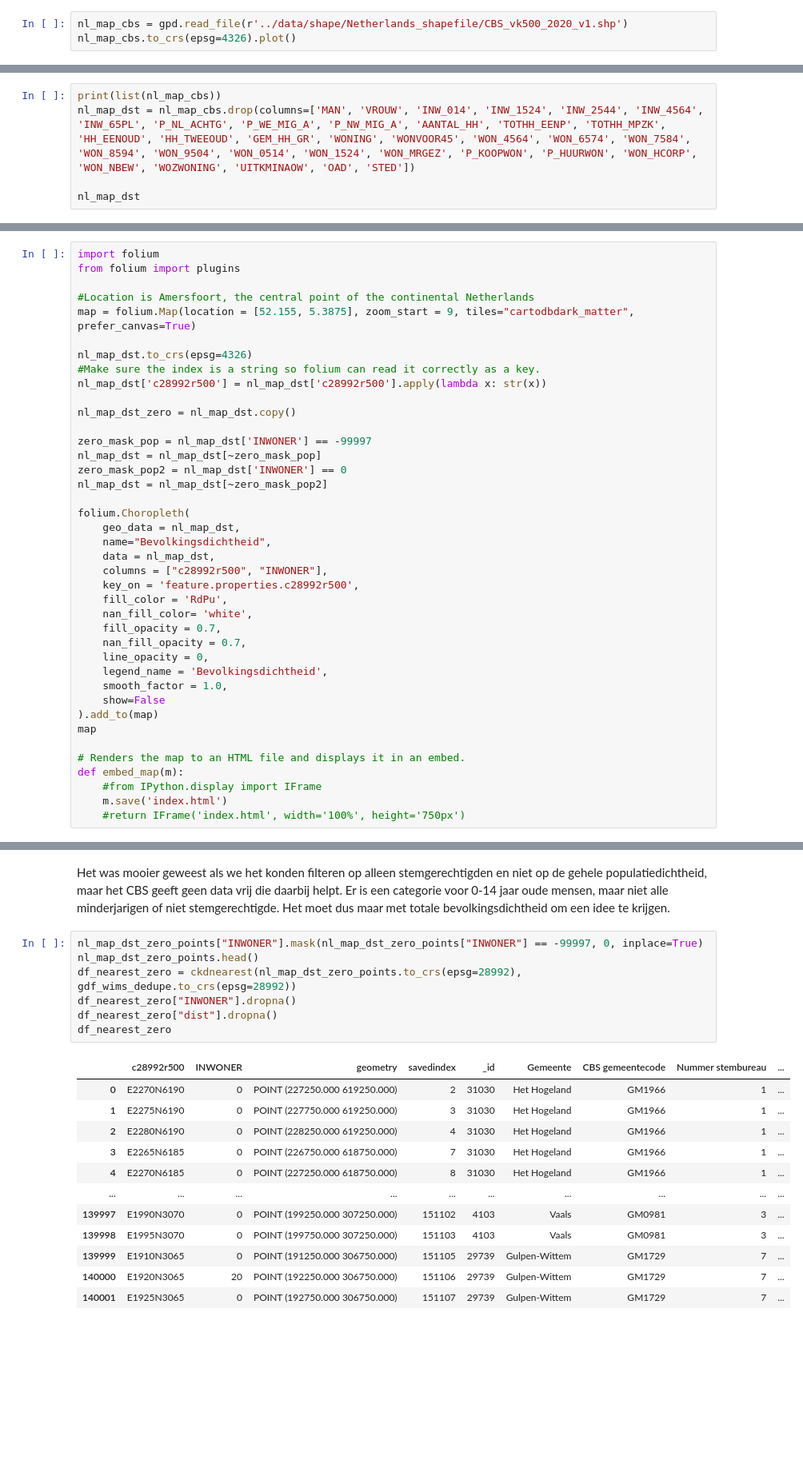
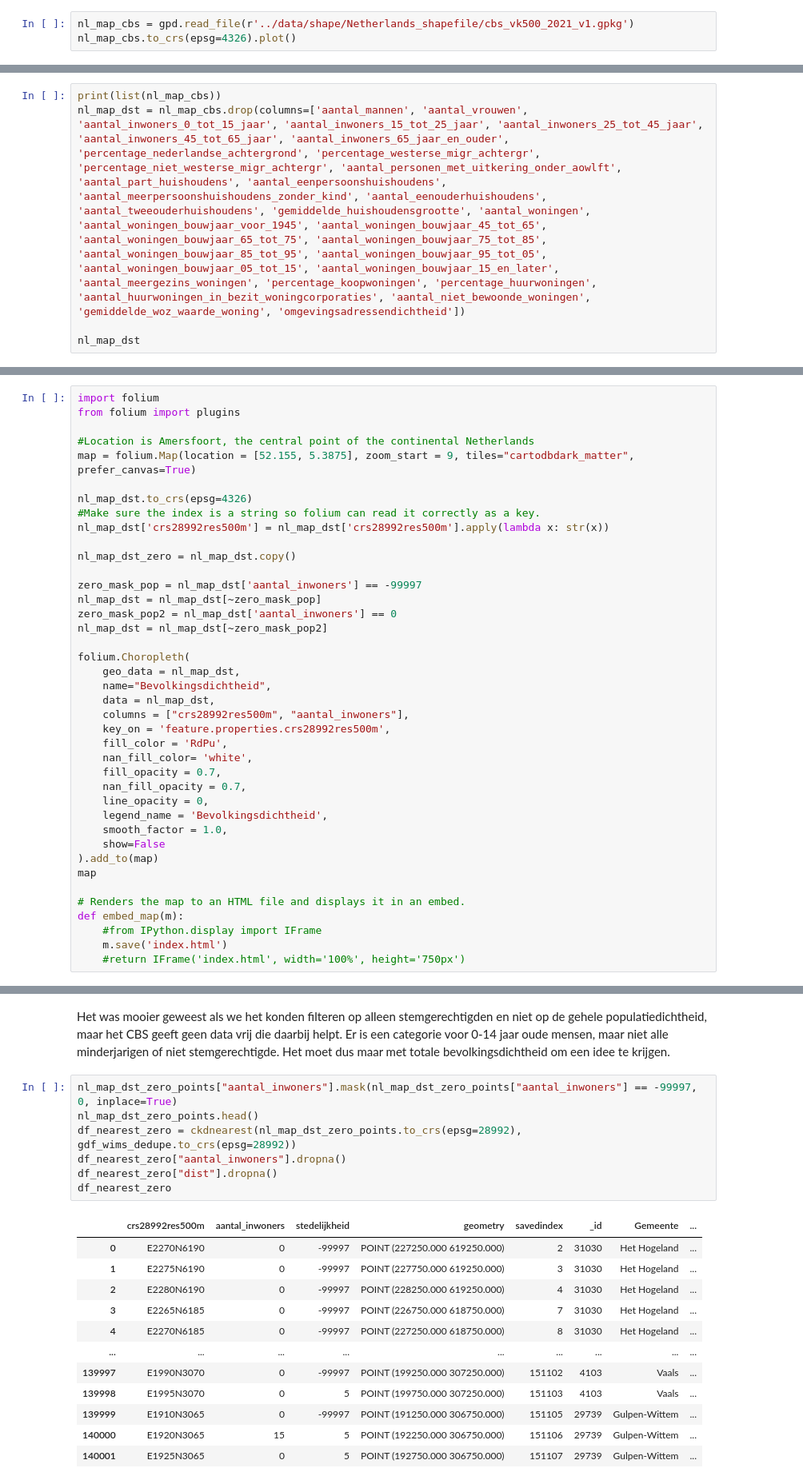
Before and after one commit to openstate/stembureau-meting, a Jupyter notebook: jupyter/stembureau_data.ipynb, the cells around one changed output, grey strips where cells are left out. Shown at 80% size. Cells and saved outputs as stored; diff of their text form; blank space fills up the shorter version.

```diff
--- a/jupyter/stembureau_data.ipynb
+++ b/jupyter/stembureau_data.ipynb
@@ -215,7 +216,7 @@ df_geojson_clean.plot(ax=ax)
 # %% [markdown]
 Nu we een mooie kaart hebben van nederland met de stemlokalen erop, kunnen we gaan kijken naar hoe dit verhoud met de bevolkingsdichtheid als eerste voorbeeld. De kaart is opgehaald van het CBS, eerst gaan we kijken hoe de kaart er op zichzelf met dezelfde projectie uitziet.
 # %%
-nl_map_cbs = gpd.read_file(r'../data/shape/Netherlands_shapefile/CBS_vk500_2020_v1.shp')
+nl_map_cbs = gpd.read_file(r'../data/shape/Netherlands_shapefile/cbs_vk500_2021_v1.gpkg')
 nl_map_cbs.to_crs(epsg=4326).plot()
 # %% [output]
 <AxesSubplot:>
@@ -246,8 +247,3 @@ print(df_shifted['distance'])
 Name: distance, Length: 11670, dtype: float64
 # %% [markdown]
 We kunnen dus vaststellen dat afstanden van onder de 500 meter waarschijnlijk zeldzaam zijn, en we verder kunnen gaan met de 500 meter bij 500 meter kaart. Laten we nu dus een projectie proberen te maken met de bevolkingsdichtheid erop om het te vergelijken met de stemlokalen en hun posities en clustering.
-# %%
-print(list(nl_map_cbs))
-nl_map_dst = nl_map_cbs.drop(columns=['MAN', 'VROUW', 'INW_014', 'INW_1524', 'INW_2544', 'INW_4564', 'INW_65PL', 'P_NL_ACHTG', 'P_WE_MIG_A', 'P_NW_MIG_A', 'AANTAL_HH', 'TOTHH_EENP', 'TOTHH_MPZK', 'HH_EENOUD', 'HH_TWEEOUD', 'GEM_HH_GR', 'WONING', 'WONVOOR45', 'WON_4564', 'WON_6574', 'WON_7584', 'WON_8594', 'WON_9504', 'WON_0514', 'WON_1524', 'WON_MRGEZ', 'P_KOOPWON', 'P_HUURWON', 'WON_HCORP', 'WON_NBEW', 'WOZWONING', 'UITKMINAOW', 'OAD', 'STED'])
-
-nl_map_dst
@@ -268,0 +250,5 @@ nl_map_dst
+# %%
+print(list(nl_map_cbs))
+nl_map_dst = nl_map_cbs.drop(columns=['aantal_mannen', 'aantal_vrouwen', 'aantal_inwoners_0_tot_15_jaar', 'aantal_inwoners_15_tot_25_jaar', 'aantal_inwoners_25_tot_45_jaar', 'aantal_inwoners_45_tot_65_jaar', 'aantal_inwoners_65_jaar_en_ouder', 'percentage_nederlandse_achtergrond', 'percentage_westerse_migr_achtergr', 'percentage_niet_westerse_migr_achtergr', 'aantal_personen_met_uitkering_onder_aowlft', 'aantal_part_huishoudens', 'aantal_eenpersoonshuishoudens', 'aantal_meerpersoonshuishoudens_zonder_kind', 'aantal_eenouderhuishoudens', 'aantal_tweeouderhuishoudens', 'gemiddelde_huishoudensgrootte', 'aantal_woningen', 'aantal_woningen_bouwjaar_voor_1945', 'aantal_woningen_bouwjaar_45_tot_65', 'aantal_woningen_bouwjaar_65_tot_75', 'aantal_woningen_bouwjaar_75_tot_85', 'aantal_woningen_bouwjaar_85_tot_95', 'aantal_woningen_bouwjaar_95_tot_05', 'aantal_woningen_bouwjaar_05_tot_15', 'aantal_woningen_bouwjaar_15_en_later', 'aantal_meergezins_woningen', 'percentage_koopwoningen', 'percentage_huurwoningen', 'aantal_huurwoningen_in_bezit_woningcorporaties', 'aantal_niet_bewoonde_woningen', 'gemiddelde_woz_waarde_woning', 'omgevingsadressendichtheid'])
+
+nl_map_dst
@@ -348,21 +349,21 @@ map = folium.Map(location = [52.155, 5.3875], zoom_start = 9, tiles="cartodbdark
 
 nl_map_dst.to_crs(epsg=4326)
 #Make sure the index is a string so folium can read it correctly as a key.
-nl_map_dst['c28992r500'] = nl_map_dst['c28992r500'].apply(lambda x: str(x))
+nl_map_dst['crs28992res500m'] = nl_map_dst['crs28992res500m'].apply(lambda x: str(x))
 
 nl_map_dst_zero = nl_map_dst.copy()
 
-zero_mask_pop = nl_map_dst['INWONER'] == -99997
+zero_mask_pop = nl_map_dst['aantal_inwoners'] == -99997
 nl_map_dst = nl_map_dst[~zero_mask_pop]
-zero_mask_pop2 = nl_map_dst['INWONER'] == 0
+zero_mask_pop2 = nl_map_dst['aantal_inwoners'] == 0
 nl_map_dst = nl_map_dst[~zero_mask_pop2]
 
 folium.Choropleth(
     geo_data = nl_map_dst,
     name="Bevolkingsdichtheid",
     data = nl_map_dst,
-    columns = ["c28992r500", "INWONER"],
-    key_on = 'feature.properties.c28992r500',
+    columns = ["crs28992res500m", "aantal_inwoners"],
+    key_on = 'feature.properties.crs28992res500m',
     fill_color = 'RdPu',
     nan_fill_color= 'white',
     fill_opacity = 0.7,
@@ -460,22 +456,22 @@ Text(0, 0.5, 'Bevolking (Millioenen)')
 # %% [markdown]
 Het was mooier geweest als we het konden filteren op alleen stemgerechtigden en niet op de gehele populatiedichtheid, maar het CBS geeft geen data vrij die daarbij helpt. Er is een categorie voor 0-14 jaar oude mensen, maar niet alle minderjarigen of niet stemgerechtigde. Het moet dus maar met totale bevolkingsdichtheid om een idee te krijgen.
 # %%
-nl_map_dst_zero_points["INWONER"].mask(nl_map_dst_zero_points["INWONER"] == -99997, 0, inplace=True)
+nl_map_dst_zero_points["aantal_inwoners"].mask(nl_map_dst_zero_points["aantal_inwoners"] == -99997, 0, inplace=True)
 nl_map_dst_zero_points.head()
 df_nearest_zero = ckdnearest(nl_map_dst_zero_points.to_crs(epsg=28992), gdf_wims_dedupe.to_crs(epsg=28992))
-df_nearest_zero["INWONER"].dropna()
+df_nearest_zero["aantal_inwoners"].dropna()
 df_nearest_zero["dist"].dropna()
 df_nearest_zero
 # %% [output]
-|  | c28992r500 | INWONER | geometry | savedindex | _id | Gemeente | CBS gemeentecode | Nummer stembureau | ... |
-| 0 | E2270N6190 | 0 | POINT (227250.000 619250.000) | 2 | 31030 | Het Hogeland | GM1966 | 1 | ... |
-| 1 | E2275N6190 | 0 | POINT (227750.000 619250.000) | 3 | 31030 | Het Hogeland | GM1966 | 1 | ... |
-| 2 | E2280N6190 | 0 | POINT (228250.000 619250.000) | 4 | 31030 | Het Hogeland | GM1966 | 1 | ... |
-| 3 | E2265N6185 | 0 | POINT (226750.000 618750.000) | 7 | 31030 | Het Hogeland | GM1966 | 1 | ... |
-| 4 | E2270N6185 | 0 | POINT (227250.000 618750.000) | 8 | 31030 | Het Hogeland | GM1966 | 1 | ... |
-| ... | ... | ... | ... | ... | ... | ... | ... | ... | ... |
-| 139997 | E1990N3070 | 0 | POINT (199250.000 307250.000) | 151102 | 4103 | Vaals | GM0981 | 3 | ... |
-| 139998 | E1995N3070 | 0 | POINT (199750.000 307250.000) | 151103 | 4103 | Vaals | GM0981 | 3 | ... |
-| 139999 | E1910N3065 | 0 | POINT (191250.000 306750.000) | 151105 | 29739 | Gulpen-Wittem | GM1729 | 7 | ... |
-| 140000 | E1920N3065 | 20 | POINT (192250.000 306750.000) | 151106 | 29739 | Gulpen-Wittem | GM1729 | 7 | ... |
-| 140001 | E1925N3065 | 0 | POINT (192750.000 306750.000) | 151107 | 29739 | Gulpen-Wittem | GM1729 | 7 | ... |
+|  | crs28992res500m | aantal_inwoners | stedelijkheid | geometry | savedindex | _id | Gemeente | ... |
+| 0 | E2270N6190 | 0 | -99997 | POINT (227250.000 619250.000) | 2 | 31030 | Het Hogeland | ... |
+| 1 | E2275N6190 | 0 | -99997 | POINT (227750.000 619250.000) | 3 | 31030 | Het Hogeland | ... |
+| 2 | E2280N6190 | 0 | -99997 | POINT (228250.000 619250.000) | 4 | 31030 | Het Hogeland | ... |
+| 3 | E2265N6185 | 0 | -99997 | POINT (226750.000 618750.000) | 7 | 31030 | Het Hogeland | ... |
+| 4 | E2270N6185 | 0 | -99997 | POINT (227250.000 618750.000) | 8 | 31030 | Het Hogeland | ... |
+| ... | ... | ... | ... | ... | ... | ... | ... | ... |
+| 139997 | E1990N3070 | 0 | -99997 | POINT (199250.000 307250.000) | 151102 | 4103 | Vaals | ... |
+| 139998 | E1995N3070 | 0 | 5 | POINT (199750.000 307250.000) | 151103 | 4103 | Vaals | ... |
+| 139999 | E1910N3065 | 0 | -99997 | POINT (191250.000 306750.000) | 151105 | 29739 | Gulpen-Wittem | ... |
+| 140000 | E1920N3065 | 15 | 5 | POINT (192250.000 306750.000) | 151106 | 29739 | Gulpen-Wittem | ... |
+| 140001 | E1925N3065 | 0 | 5 | POINT (192750.000 306750.000) | 151107 | 29739 | Gulpen-Wittem | ... |
```
Also changed, not shown: parts of 25 cells of this notebook, 3 other files.
